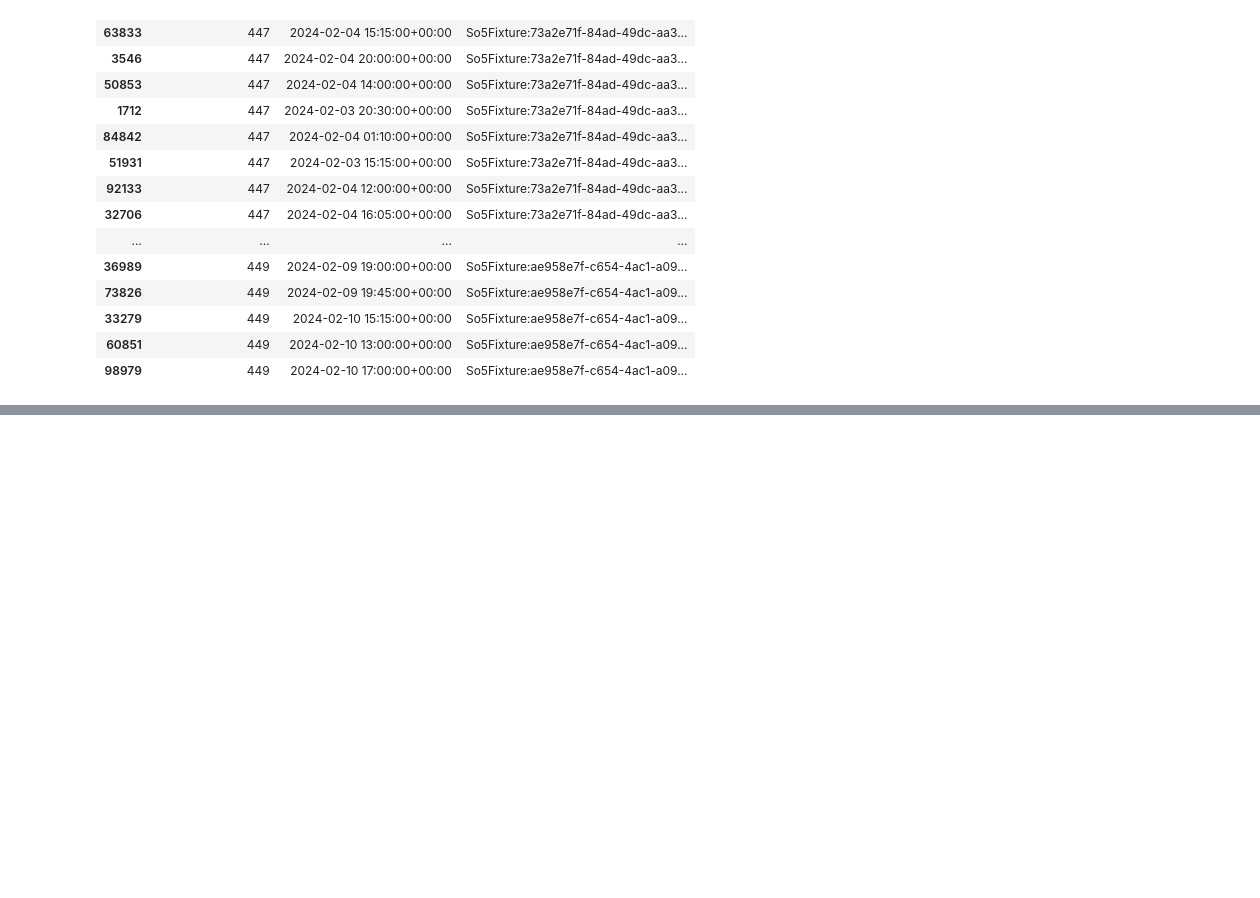
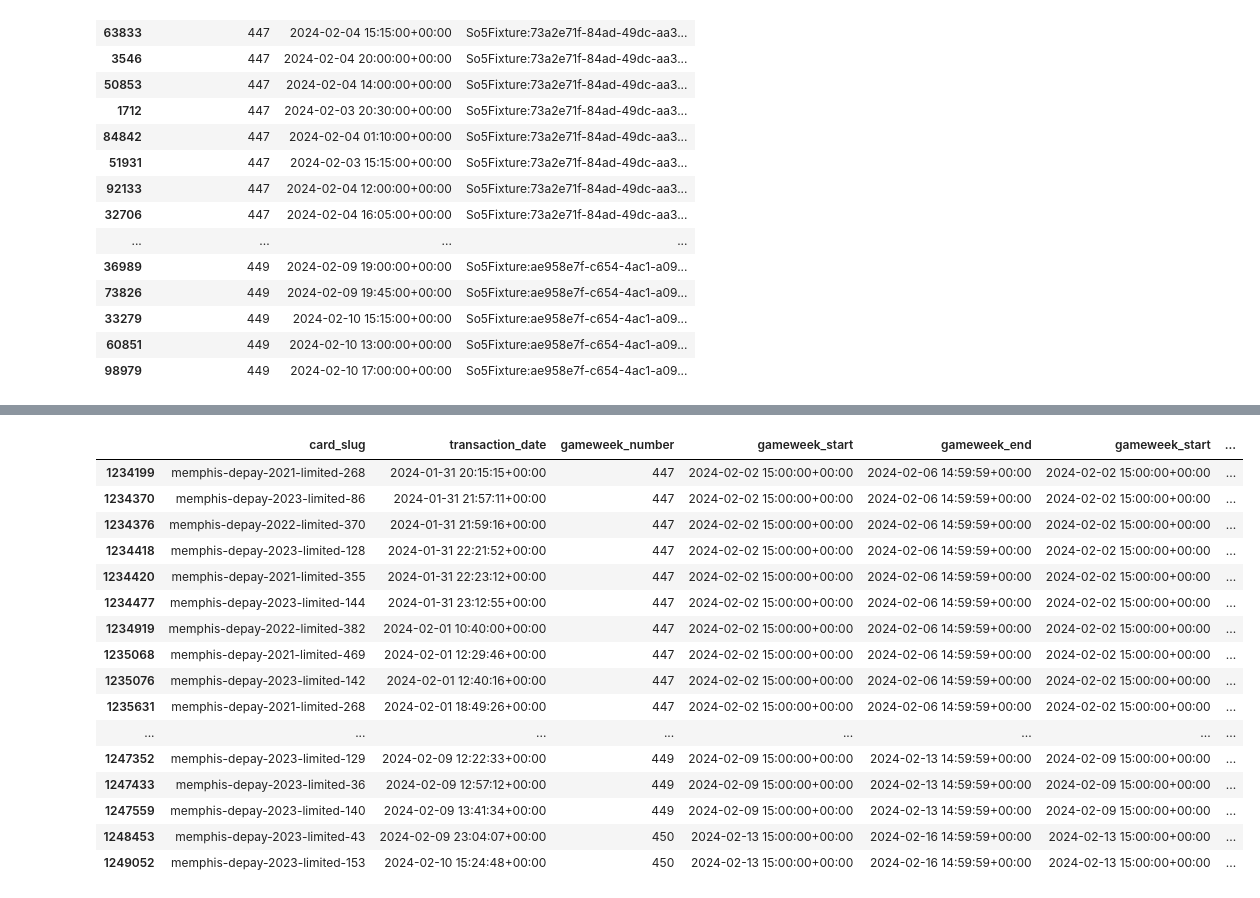
Before and after one commit to PierreMn/final_project, a Jupyter notebook: Data Cleaning and Wrangling.ipynb, the cells around one changed output, grey strips where cells are left out. Drawn from its saved outputs; the diff is of its cells as text; code cells hidden in the pictures; blank space fills up the shorter version.

```diff
--- a/Data Cleaning and Wrangling.ipynb
+++ b/Data Cleaning and Wrangling.ipynb
@@ -816,0 +856,8 @@ distinct_gameweeks_df.tail(50)
+# %%
+merged_df = pd.merge_asof(la_liga_transactions_df.sort_values('transaction_date'),
+                          filtered_gameweeks_df.sort_values('gameweek_start'),
+                          left_on='transaction_date',
+                          right_on='gameweek_start',
+                          direction='forward')
+### WARNING -> DID NOT MANAGE TO PROPERLY MERGE BY PUTTING TRANSACTION IN THE GOOD GAMEWEEK SO HAS TO USE
+## ASOF METHOD INSTEAD THAT PUT THE TRANSACTIONS ON THE CLOSEST GW. NOT BLOCKING ON THAT USE CASE BUT MAY BE PB FOR MORE PRECISE ANALYSIS
@@ -816,0 +974,4 @@ distinct_gameweeks_df.tail(50)
+# %%
+#dropping columns already in transactions as well as so5_score and decisive score
+#since it can be source of error in the future in full df (and we'll work with calculated indicators so don't need them)
+populated_scores_df = populated_scores_df.drop(columns=['age', 'u23_eligible', 'u23_until','so5_score', 'decisive_score'])
@@ -816,0 +1006,9 @@ distinct_gameweeks_df.tail(50)
+# %%
+# Strip whitespace from column names in merged_df
+merged_df.columns = merged_df.columns.str.strip()
+
+# Strip whitespace from column names in populated_scores_df
+populated_scores_df.columns = populated_scores_df.columns.str.strip()
+
+# Merge the two DataFrames
+full_df = merged_df.merge(populated_scores_df, on=['player_slug', 'gameweek_number'], how='left')
@@ -816,0 +1068,2 @@ distinct_gameweeks_df.tail(50)
+# %%
+memphis_df=full_df[full_df["player_slug"]=="memphis-depay"]
@@ -816,0 +1076,21 @@ distinct_gameweeks_df.tail(50)
+# %%
+memphis_df[['card_slug', 'transaction_date', 'gameweek_number', 'gameweek_start', 'gameweek_end',
+       'gameweek_start', 'gameweek_id', 'status_proxy', 'L5', 'L15', 'Start15','regular_status']].tail(50)
+# %% [output]
+|  | card_slug | transaction_date | gameweek_number | gameweek_start | gameweek_end | gameweek_start | ... |
+| 1234199 | memphis-depay-2021-limited-268 | 2024-01-31 20:15:15+00:00 | 447 | 2024-02-02 15:00:00+00:00 | 2024-02-06 14:59:59+00:00 | 2024-02-02 15:00:00+00:00 | ... |
+| 1234370 | memphis-depay-2023-limited-86 | 2024-01-31 21:57:11+00:00 | 447 | 2024-02-02 15:00:00+00:00 | 2024-02-06 14:59:59+00:00 | 2024-02-02 15:00:00+00:00 | ... |
+| 1234376 | memphis-depay-2022-limited-370 | 2024-01-31 21:59:16+00:00 | 447 | 2024-02-02 15:00:00+00:00 | 2024-02-06 14:59:59+00:00 | 2024-02-02 15:00:00+00:00 | ... |
+| 1234418 | memphis-depay-2023-limited-128 | 2024-01-31 22:21:52+00:00 | 447 | 2024-02-02 15:00:00+00:00 | 2024-02-06 14:59:59+00:00 | 2024-02-02 15:00:00+00:00 | ... |
+| 1234420 | memphis-depay-2021-limited-355 | 2024-01-31 22:23:12+00:00 | 447 | 2024-02-02 15:00:00+00:00 | 2024-02-06 14:59:59+00:00 | 2024-02-02 15:00:00+00:00 | ... |
+| 1234477 | memphis-depay-2023-limited-144 | 2024-01-31 23:12:55+00:00 | 447 | 2024-02-02 15:00:00+00:00 | 2024-02-06 14:59:59+00:00 | 2024-02-02 15:00:00+00:00 | ... |
+| 1234919 | memphis-depay-2022-limited-382 | 2024-02-01 10:40:00+00:00 | 447 | 2024-02-02 15:00:00+00:00 | 2024-02-06 14:59:59+00:00 | 2024-02-02 15:00:00+00:00 | ... |
+| 1235068 | memphis-depay-2021-limited-469 | 2024-02-01 12:29:46+00:00 | 447 | 2024-02-02 15:00:00+00:00 | 2024-02-06 14:59:59+00:00 | 2024-02-02 15:00:00+00:00 | ... |
+| 1235076 | memphis-depay-2023-limited-142 | 2024-02-01 12:40:16+00:00 | 447 | 2024-02-02 15:00:00+00:00 | 2024-02-06 14:59:59+00:00 | 2024-02-02 15:00:00+00:00 | ... |
+| 1235631 | memphis-depay-2021-limited-268 | 2024-02-01 18:49:26+00:00 | 447 | 2024-02-02 15:00:00+00:00 | 2024-02-06 14:59:59+00:00 | 2024-02-02 15:00:00+00:00 | ... |
+| ... | ... | ... | ... | ... | ... | ... | ... |
+| 1247352 | memphis-depay-2023-limited-129 | 2024-02-09 12:22:33+00:00 | 449 | 2024-02-09 15:00:00+00:00 | 2024-02-13 14:59:59+00:00 | 2024-02-09 15:00:00+00:00 | ... |
+| 1247433 | memphis-depay-2023-limited-36 | 2024-02-09 12:57:12+00:00 | 449 | 2024-02-09 15:00:00+00:00 | 2024-02-13 14:59:59+00:00 | 2024-02-09 15:00:00+00:00 | ... |
+| 1247559 | memphis-depay-2023-limited-140 | 2024-02-09 13:41:34+00:00 | 449 | 2024-02-09 15:00:00+00:00 | 2024-02-13 14:59:59+00:00 | 2024-02-09 15:00:00+00:00 | ... |
+| 1248453 | memphis-depay-2023-limited-43 | 2024-02-09 23:04:07+00:00 | 450 | 2024-02-13 15:00:00+00:00 | 2024-02-16 14:59:59+00:00 | 2024-02-13 15:00:00+00:00 | ... |
+| 1249052 | memphis-depay-2023-limited-153 | 2024-02-10 15:24:48+00:00 | 450 | 2024-02-13 15:00:00+00:00 | 2024-02-16 14:59:59+00:00 | 2024-02-13 15:00:00+00:00 | ... |
```
Also changed, not shown: parts of 34 cells of this notebook, 5 other files.
